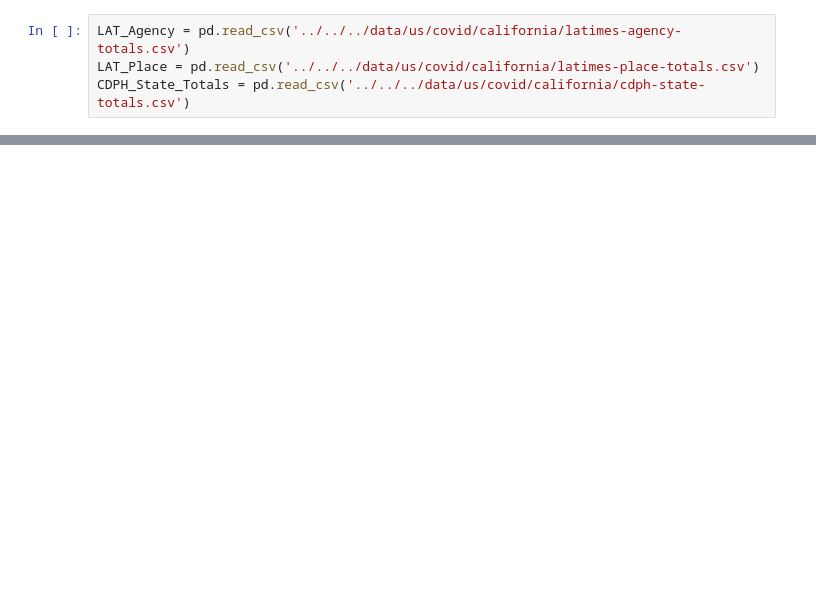
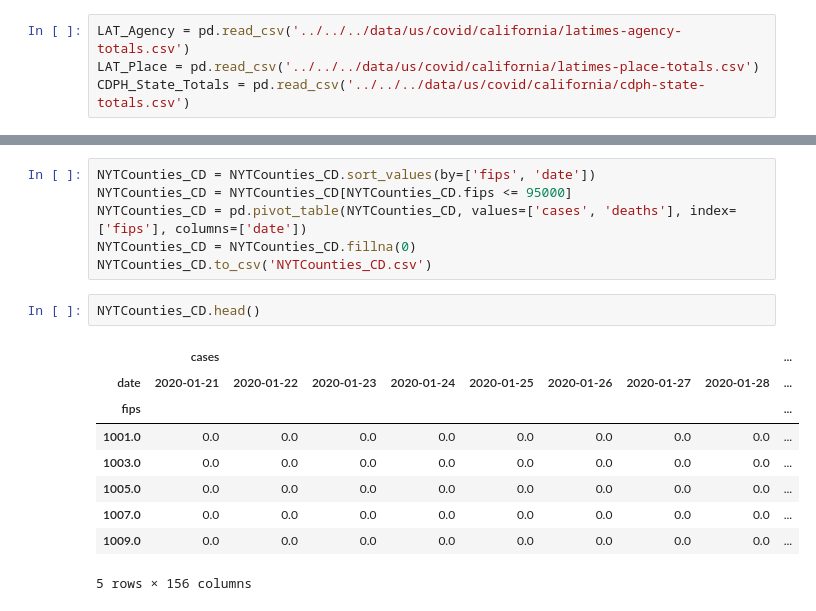
Before and after one commit to Zarand3r/corona_light, a Jupyter notebook: models/processing/USA/Covid_Cases_Deaths_USA.ipynb, the cells around one changed output, grey strips where cells are left out. Cells and saved outputs as stored; diff of their text form; blank space fills up the shorter version.

```diff
--- a/models/processing/USA/Covid_Cases_Deaths_USA.ipynb
+++ b/models/processing/USA/Covid_Cases_Deaths_USA.ipynb
@@ -17,0 +78,18 @@ Key = pd.read_csv('../../../data/us/processing_data/fips_key.csv', encoding='lat
+# %%
+NYTCounties_CD = NYTCounties_CD.sort_values(by=['fips', 'date'])
+NYTCounties_CD = NYTCounties_CD[NYTCounties_CD.fips <= 95000]
+NYTCounties_CD = pd.pivot_table(NYTCounties_CD, values=['cases', 'deaths'], index=['fips'], columns=['date'])
+NYTCounties_CD = NYTCounties_CD.fillna(0)
+NYTCounties_CD.to_csv('NYTCounties_CD.csv')
+# %%
+NYTCounties_CD.head()
+# %% [output]
+|  | cases |  |  |  |  |  |  |  | ... |
+| date | 2020-01-21 | 2020-01-22 | 2020-01-23 | 2020-01-24 | 2020-01-25 | 2020-01-26 | 2020-01-27 | 2020-01-28 | ... |
+| fips |  |  |  |  |  |  |  |  | ... |
+| 1001.0 | 0.0 | 0.0 | 0.0 | 0.0 | 0.0 | 0.0 | 0.0 | 0.0 | ... |
+| 1003.0 | 0.0 | 0.0 | 0.0 | 0.0 | 0.0 | 0.0 | 0.0 | 0.0 | ... |
+| 1005.0 | 0.0 | 0.0 | 0.0 | 0.0 | 0.0 | 0.0 | 0.0 | 0.0 | ... |
+| 1007.0 | 0.0 | 0.0 | 0.0 | 0.0 | 0.0 | 0.0 | 0.0 | 0.0 | ... |
+| 1009.0 | 0.0 | 0.0 | 0.0 | 0.0 | 0.0 | 0.0 | 0.0 | 0.0 | ... |
+5 rows × 156 columns
```
Also changed, not shown: parts of 12 cells of this notebook, 8 other files.
